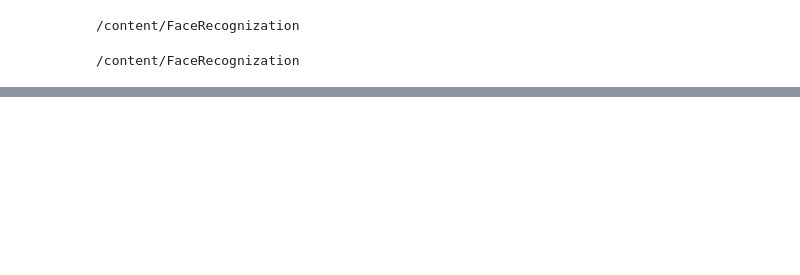
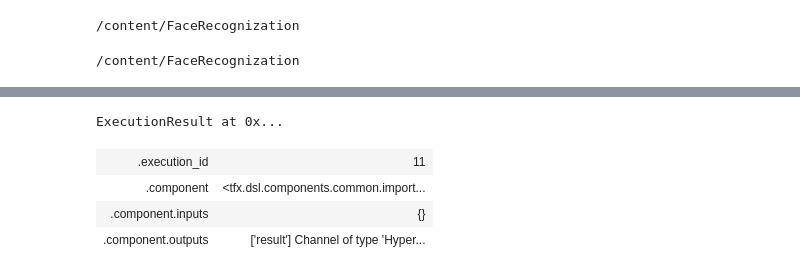
Before and after one commit to yeaung276/FaceRecognization, a Jupyter notebook: pipeline/Interactive_pipeline.ipynb, the cells around one changed output, grey strips where cells are left out. Cells and saved outputs as stored; diff of their text form; code cells hidden in the pictures; blank space fills up the shorter version.

```diff
--- a/pipeline/Interactive_pipeline.ipynb
+++ b/pipeline/Interactive_pipeline.ipynb
@@ -80,3 +96,20 @@ ExecutionResult at 0x...
 | .component | EmbeddingGen at 0x... .inputs['ex... |
 | .component.inputs | ['examples'] Channel of type 'Exa... |
 | .component.outputs | ['output'] Channel of type 'Examp... |
+# %%
+from tfx.dsl.components.common.importer import Importer
+from tfx.types import standard_artifacts
+
+
+hyperparameter = Importer(
+  source_uri='pipeline/trainer/hyperparameters',
+  artifact_type=standard_artifacts.HyperParameters
+)
+
+context.run(hyperparameter)
+# %% [output]
+ExecutionResult at 0x...
+| .execution_id | 11 |
+| .component | <tfx.dsl.components.common.import... |
+| .component.inputs | {} |
+| .component.outputs | ['result'] Channel of type 'Hyper... |
```
Also changed, not shown: parts of 9 cells of this notebook, 1 other file.
